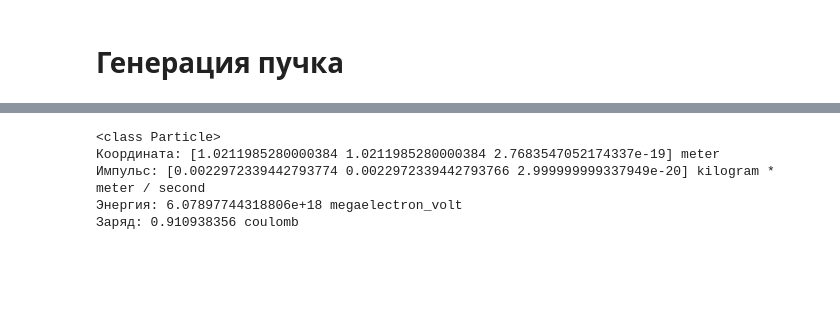
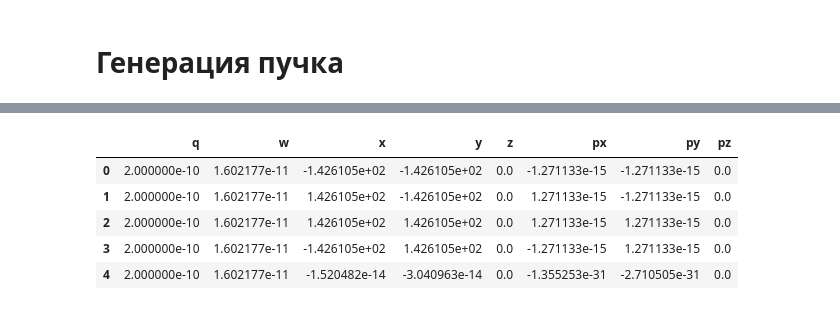
Before and after one commit to cuamckuu/particles-probability-methods, a Jupyter notebook: BeamsDynamic.ipynb, the cells around one changed output, grey strips where cells are left out. Drawn from its saved outputs; the diff is of its cells as text; code cells hidden in the pictures; blank space fills up the shorter version.

```diff
--- a/BeamsDynamic.ipynb
+++ b/BeamsDynamic.ipynb
@@ -142,0 +194,7 @@ bunch = np.array([generate_particle() for _ in range(50)])
+# %%
+# Частица действует сама на себя? Для черенковской силы?
+# Поправка силы const ldouble abs_val = abs(q_e / data.bunches[s].p[0].q);
+# Какая частица впереди?
+
+dt = 1e-11 * ureg.sec
+Rc = 2.5 * ureg.meter
@@ -203,7 +365,0 @@ def get_coulomb_force(p1, p2):
-# %%
-# Частица действует сама на себя? Для черенковской силы?
-# Поправка силы const ldouble abs_val = abs(q_e / data.bunches[s].p[0].q);
-# Какая частица впереди?
-
-dt = 1e-10 * ureg.sec
-Rc = 2.5 * ureg.meter
@@ -348,8 +366,15 @@ Text(0, 0.5, 'Energy, MeV')
-# %%
-bunch[0]
-# %% [output]
-<class Particle>
-Координата: [1.0211985280000384 1.0211985280000384 2.7683547052174337e-19] meter
-Импульс: [0.0022972339442793774 0.0022972339442793766 2.999999999337949e-20] kilogram * meter / second
-Энергия: 6.07897744318806e+18 megaelectron_volt
-Заряд: 0.910938356 coulomb
+# %%
+import subprocess
+
+df.to_csv("data.csv", sep=" ", index=False)
+exe_path = "./console_particles_cpu/build/particles"
+subprocess.call([str(x) for x in [exe_path, Rc.magnitude, dt.magnitude]])
+df = pd.read_csv("res.csv", sep=" ")
+df.head()
+# %% [output]
+|  | q | w | x | y | z | px | py | pz |
+| 0 | 2.000000e-10 | 1.602177e-11 | -1.426105e+02 | -1.426105e+02 | 0.0 | -1.271133e-15 | -1.271133e-15 | 0.0 |
+| 1 | 2.000000e-10 | 1.602177e-11 | 1.426105e+02 | -1.426105e+02 | 0.0 | 1.271133e-15 | -1.271133e-15 | 0.0 |
+| 2 | 2.000000e-10 | 1.602177e-11 | 1.426105e+02 | 1.426105e+02 | 0.0 | 1.271133e-15 | 1.271133e-15 | 0.0 |
+| 3 | 2.000000e-10 | 1.602177e-11 | -1.426105e+02 | 1.426105e+02 | 0.0 | -1.271133e-15 | 1.271133e-15 | 0.0 |
+| 4 | 2.000000e-10 | 1.602177e-11 | -1.520482e-14 | -3.040963e-14 | 0.0 | -1.355253e-31 | -2.710505e-31 | 0.0 |
```
Also changed, not shown: parts of 31 cells of this notebook.
